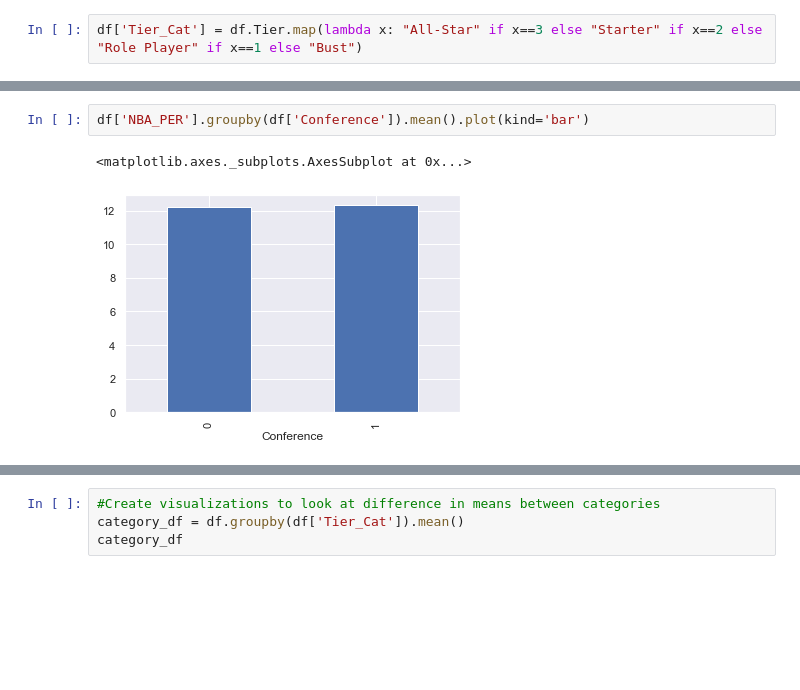
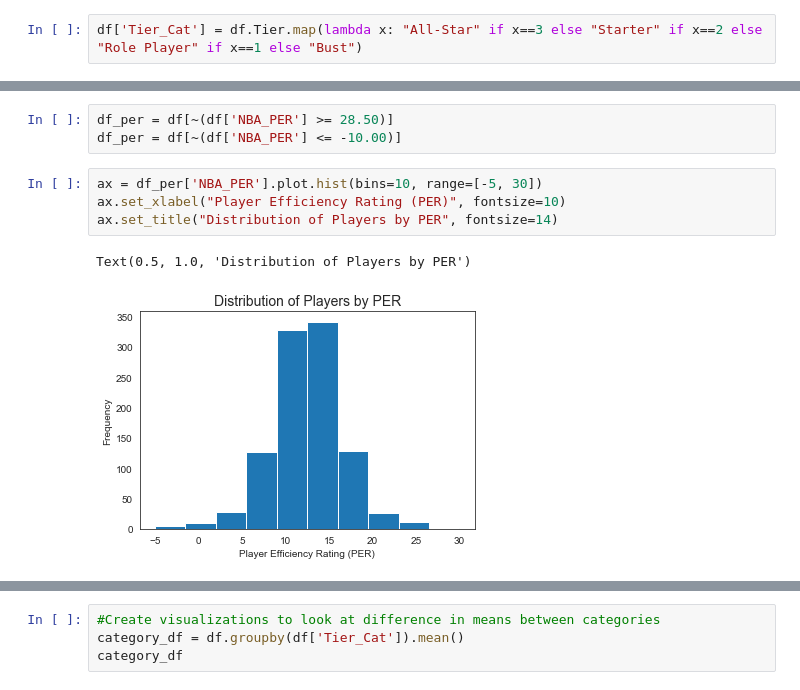
Before and after one commit to KenHoffman95/Mod-5-Capstone-Project, a Jupyter notebook: Data Cleaning, EDA and Modeling.ipynb, the cells around one changed output, grey strips where cells are left out. Drawn from its saved outputs; the diff is of its cells as text; blank space fills up the shorter version.

```diff
--- a/Data Cleaning, EDA and Modeling.ipynb
+++ b/Data Cleaning, EDA and Modeling.ipynb
@@ -660,5 +604,10 @@ df.head(25)
-# %%
-df['NBA_PER'].groupby(df['Conference']).mean().plot(kind='bar')
-# %% [output]
-<matplotlib.axes._subplots.AxesSubplot at 0x...>
-[figure, removed]
+# %%
+df_per = df[~(df['NBA_PER'] >= 28.50)]
+df_per = df[~(df['NBA_PER'] <= -10.00)]
+# %%
+ax = df_per['NBA_PER'].plot.hist(bins=10, range=[-5, 30])
+ax.set_xlabel("Player Efficiency Rating (PER)", fontsize=10)
+ax.set_title("Distribution of Players by PER", fontsize=14)
+# %% [output]
+Text(0.5, 1.0, 'Distribution of Players by PER')
+[figure, added]
```
Also changed, not shown: parts of 43 cells of this notebook.
